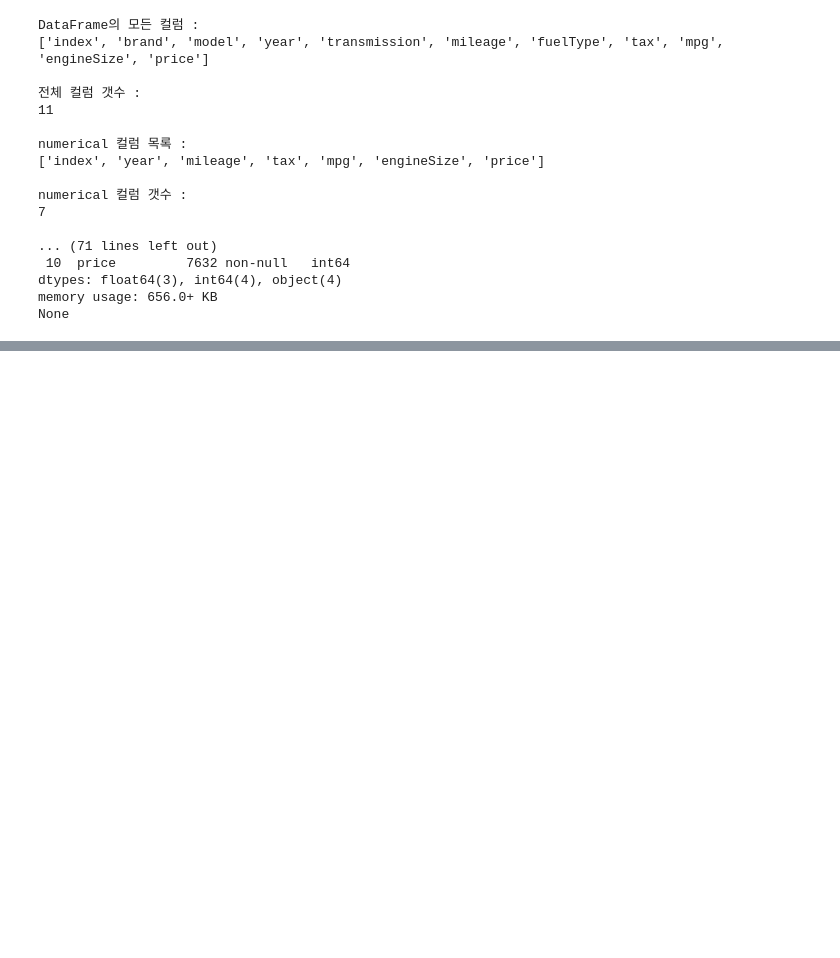
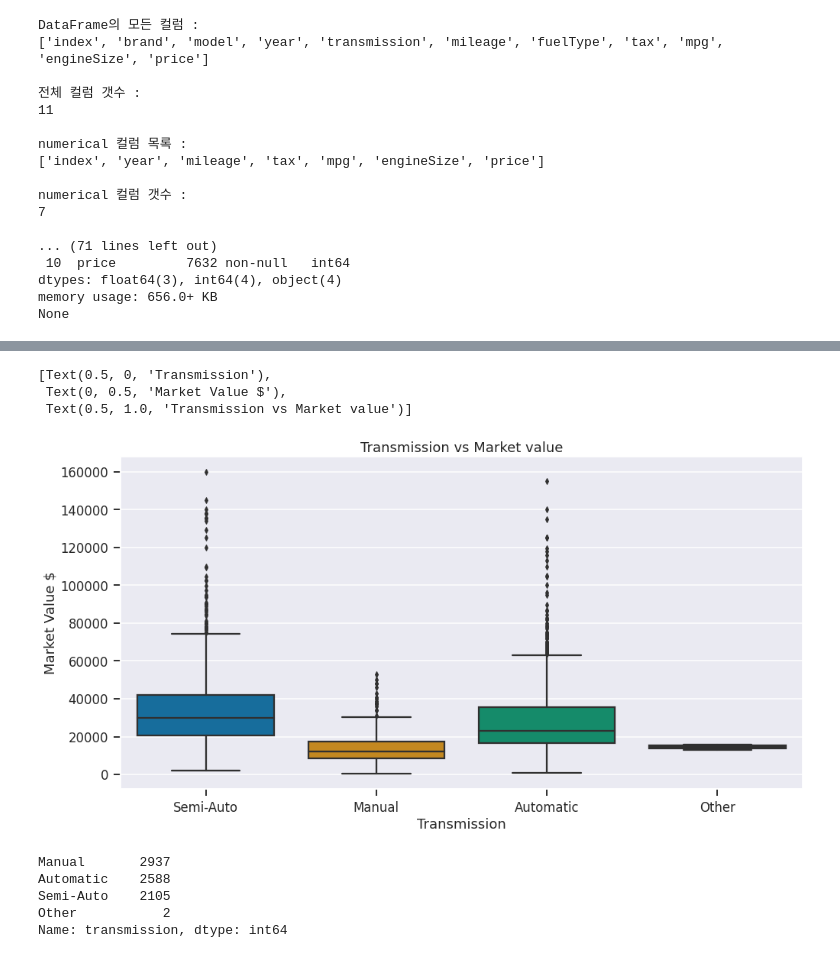
Before and after one commit to grandff/sample-keras, a Jupyter notebook: Car Price Predict for tensorflow js.ipynb, the cells around one changed output, grey strips where cells are left out. Drawn from its saved outputs; the diff is of its cells as text; code cells hidden in the pictures; blank space fills up the shorter version.

```diff
--- a/Car Price Predict for tensorflow js.ipynb
+++ b/Car Price Predict for tensorflow js.ipynb
@@ -145,0 +176,25 @@ None
+# %%
+# brand를 numeric value로 변경
+df.replace({'brand' : { 'audi' : 1, 'bmw' : 2, 'merc' : 3, 'vw': 4, 'toyota': 5, 'ford': 6, 'hyundi': 7, 'skoda': 8, 'vauxhall':9 }},inplace=True)
+# %%
+# transmission이 미치는 영향 확인
+fig = plt.figure(figsize = (16, 8))
+plt.style.use('seaborn')
+plt.tight_layout()
+sns.set_context('talk')
+ax = sns.boxplot(y = 'price', x='transmission', data = df, palette = 'colorblind')
+ax.set(xlabel = 'Transmission', ylabel = 'Market Value $', title = 'Transmission vs Market value')
+# %% [output]
+[Text(0.5, 0, 'Transmission'),
+ Text(0, 0.5, 'Market Value $'),
+ Text(0.5, 1.0, 'Transmission vs Market value')]
+[figure, added]
+# %%
+# other는 분포가 적으므로 삭제 처리 (갯수도 두개뿐임)
+df['transmission'].value_counts()
+# %% [output]
+Manual       2937
+Automatic    2588
+Semi-Auto    2105
+Other           2
+Name: transmission, dtype: int64
```
Also changed, not shown: parts of 2 cells of this notebook, 1 other file.
